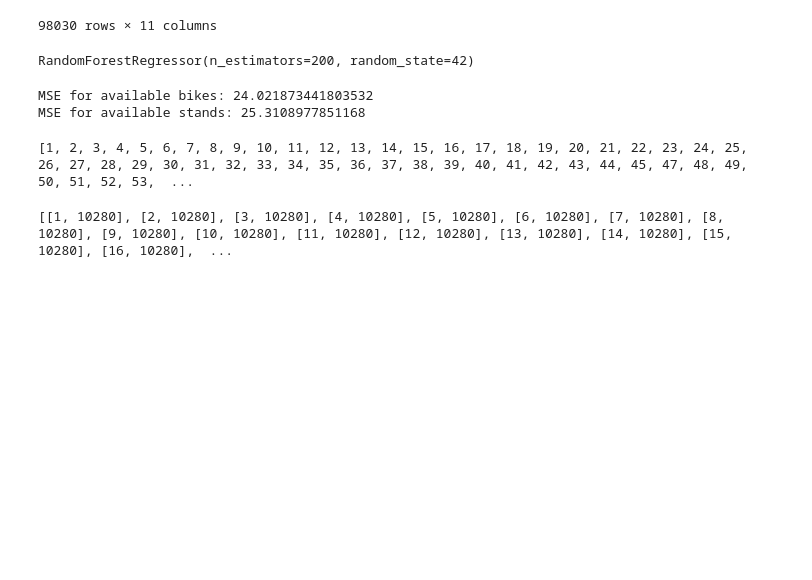
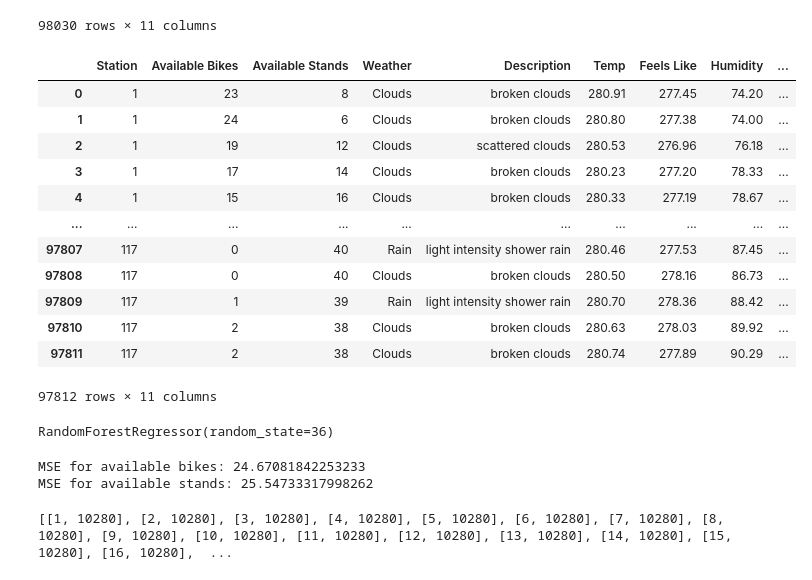
Before and after one commit to finbarallan/Dublin-Bikes-App, a Jupyter notebook: PredictiveModel.ipynb, the cells around one changed output. Drawn from its saved outputs; the diff is of its cells as text; code cells hidden in the pictures; blank space fills up the shorter version.

```diff
--- a/PredictiveModel.ipynb
+++ b/PredictiveModel.ipynb
@@ -269,6 +261,24 @@ df
 # %%
 #df.to_csv('cleaned_training_dataset_2.csv', index=False)
 df = pd.read_csv('cleaned_training_dataset_2.csv')
+# %%
+df = df[df['Station'] != 507]
+# %%
+df
+# %% [output]
+|  | Station | Available Bikes | Available Stands | Weather | Description | Temp | Feels Like | Humidity | ... |
+| 0 | 1 | 23 | 8 | Clouds | broken clouds | 280.91 | 277.45 | 74.20 | ... |
+| 1 | 1 | 24 | 6 | Clouds | broken clouds | 280.80 | 277.38 | 74.00 | ... |
+| 2 | 1 | 19 | 12 | Clouds | scattered clouds | 280.53 | 276.96 | 76.18 | ... |
+| 3 | 1 | 17 | 14 | Clouds | broken clouds | 280.23 | 277.20 | 78.33 | ... |
+| 4 | 1 | 15 | 16 | Clouds | broken clouds | 280.33 | 277.19 | 78.67 | ... |
+| ... | ... | ... | ... | ... | ... | ... | ... | ... | ... |
+| 97807 | 117 | 0 | 40 | Rain | light intensity shower rain | 280.46 | 277.53 | 87.45 | ... |
+| 97808 | 117 | 0 | 40 | Clouds | broken clouds | 280.50 | 278.16 | 86.73 | ... |
+| 97809 | 117 | 1 | 39 | Rain | light intensity shower rain | 280.70 | 278.36 | 88.42 | ... |
+| 97810 | 117 | 2 | 38 | Clouds | broken clouds | 280.63 | 278.03 | 89.92 | ... |
+| 97811 | 117 | 2 | 38 | Clouds | broken clouds | 280.74 | 277.89 | 90.29 | ... |
+97812 rows × 11 columns
 # %%
 df = pd.get_dummies(df, columns=['Station', 'Weather', 'Description', 'Day']) # Creates binary indicator columns from categorical variables
 X = df.drop(['Available Bikes', 'Available Stands'], axis=1)
@@ -279,14 +289,14 @@ X_train, X_test, y_train_bikes, y_test_bikes, y_train_stands,y_test_stands = tra
                                                     test_size=0.2, random_state=42) # random_state is the random seed
 
 # Create a random forest regressor for each target variable with 200 trees
-RF_bikes = RandomForestRegressor(n_estimators=100, random_state=42)
-RF_stands = RandomForestRegressor(n_estimators=100, random_state=42)
+RF_bikes = RandomForestRegressor(n_estimators=100, random_state=36)
+RF_stands = RandomForestRegressor(n_estimators=100, random_state=36)
 
 # Fit the model to the training data
 RF_bikes.fit(X_train, y_train_bikes)
 RF_stands.fit(X_train, y_train_stands)
 # %% [output]
-RandomForestRegressor(n_estimators=200, random_state=42)
+RandomForestRegressor(random_state=36)
 # %%
 # Evaulate model performance
 y_pred_bikes = RF_bikes.predict(X_test)
@@ -298,12 +308,8 @@ mse_stands = mean_squared_error(y_test_stands, y_pred_stands)
 print('MSE for available bikes:', mse_bikes)
 print('MSE for available stands:', mse_stands)
 # %% [output]
-MSE for available bikes: 24.021873441803532
-MSE for available stands: 25.3108977851168
+MSE for available bikes: 24.67081842253233
+MSE for available stands: 25.54733317998262
-# %%
-print(sorted(pd.unique(dfa["number"].ravel())))
-# %% [output]
-[1, 2, 3, 4, 5, 6, 7, 8, 9, 10, 11, 12, 13, 14, 15, 16, 17, 18, 19, 20, 21, 22, 23, 24, 25, 26, 27, 28, 29, 30, 31, 32, 33, 34, 35, 36, 37, 38, 39, 40, 41, 42, 43, 44, 45, 47, 48, 49, 50, 51, 52, 53,  ...
 # %%
 numbers = []
 for i in sorted(pd.unique(dfa["number"].ravel())):
```
Also changed, not shown: parts of 9 cells of this notebook.
